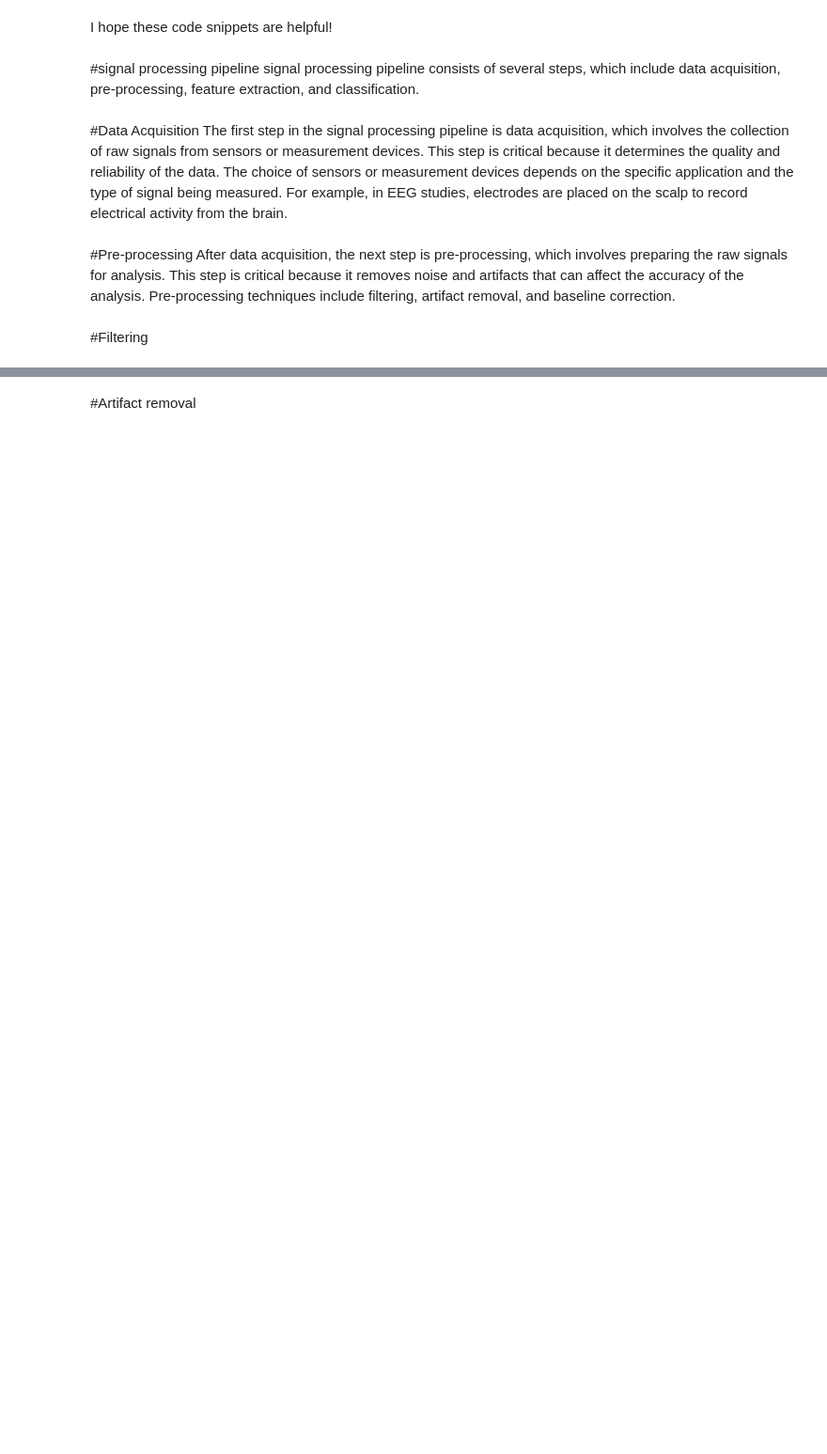
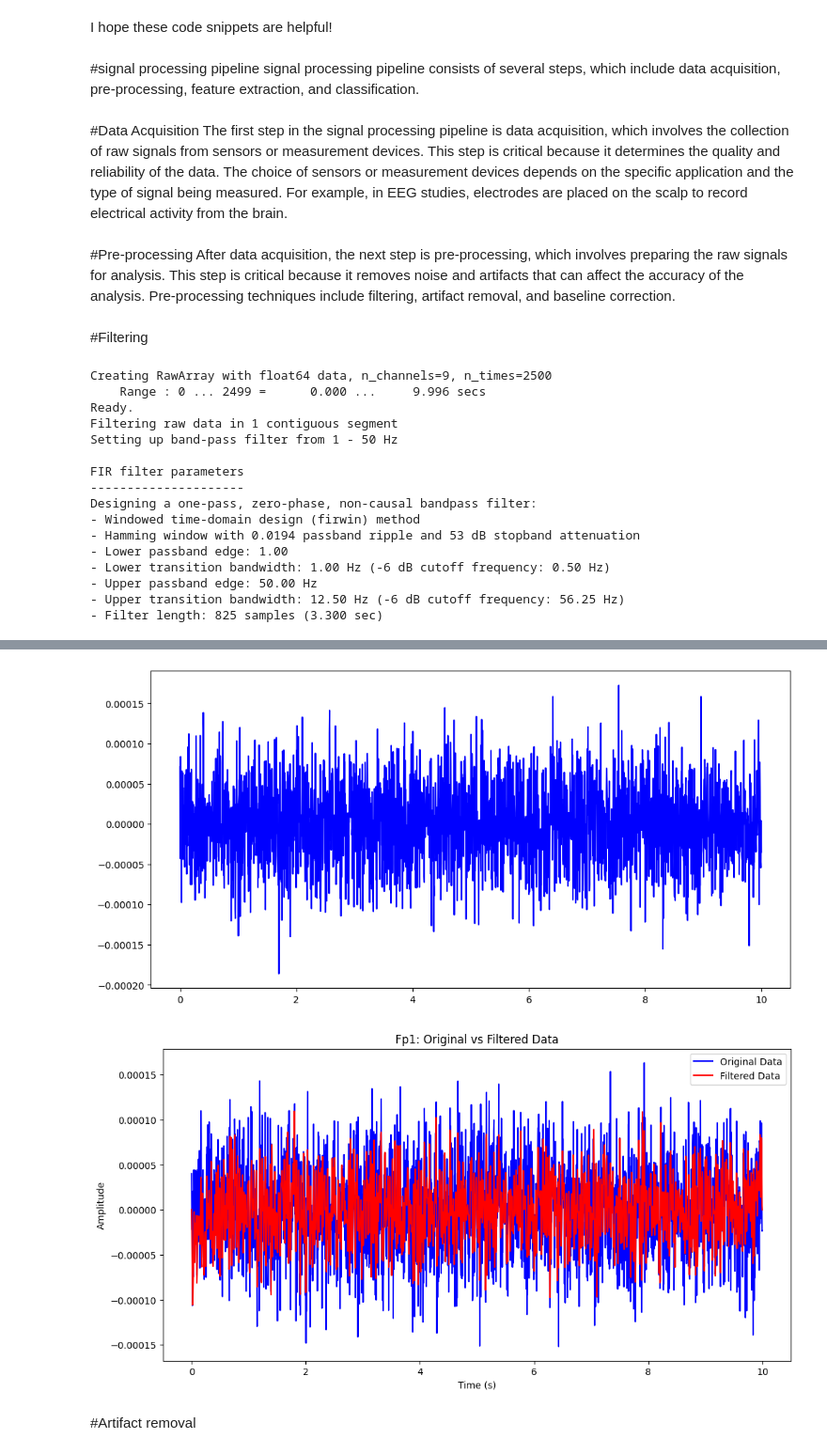
Before and after one commit to vinkrishna/ExpandingSenses, a Jupyter notebook: Chapter3.ipynb, the cells around one changed output, grey strips where cells are left out. Shown at 94% size. Saved outputs shown, nothing was run; the diff lists cells and outputs as text; code cells hidden in the pictures; blank space fills up the shorter version.

```diff
--- a/Chapter3.ipynb
+++ b/Chapter3.ipynb
@@ -894,0 +879,64 @@ for i in range(num_channels):
+# %%
+import numpy as np
+import mne
+import matplotlib.pyplot as plt
+
+# Define the channel names, types, and sampling rate
+ch_names = ['Fp1', 'Fp2', 'F3', 'F4', 'C3', 'C4', 'P3', 'P4', 'EOG']
+ch_types = ['eeg'] * 8 + ['eog']
+sfreq = 250
+
+# Simulate the EEG and EOG data
+n_times = 2500  # Number of time points
+eeg_data = np.random.randn(8, n_times) * 50e-6  # Simulate EEG data and scale to a realistic range
+eog_data = np.random.randn(1, n_times) * 150e-6  # Simulate EOG data and scale to a realistic range
+
+# Combine the EEG and EOG data
+combined_data = np.vstack([eeg_data, eog_data])
+
+# Create an MNE info dictionary
+info = mne.create_info(ch_names, sfreq, ch_types=ch_types)
+
+# Create an MNE Raw object from the combined EEG and EOG data
+raw = mne.io.RawArray(combined_data, info)
+
+# Apply a band-pass filter
+raw_filtered = raw.copy().filter(1, 50)
+
+# Select a channel to visualize
+channel_to_visualize = 0  # You can change this value to select a different channel
+
+# Get the data and times for the selected channel
+original_data, times = raw[channel_to_visualize]
+filtered_data, _ = raw_filtered[channel_to_visualize]
+
+# Squeeze the data arrays to match the dimensions with the times array
+original_data = original_data.squeeze()
+filtered_data = filtered_data.squeeze()
+
+# Plot the original data (non-filtered) and the filtered data on a single plot
+plt.figure(figsize=(12, 6))
+plt.plot(times, original_data, label='Original Data', color='blue')
+plt.plot(times, filtered_data, label='Filtered Data', color='red')
+plt.xlabel('Time (s)')
+plt.ylabel('Amplitude')
+plt.title(f'{ch_names[channel_to_visualize]}: Original vs Filtered Data')
+plt.legend()
+plt.show()
+# %% [output]
+Creating RawArray with float64 data, n_channels=9, n_times=2500
+    Range : 0 ... 2499 =      0.000 ...     9.996 secs
+Ready.
+Filtering raw data in 1 contiguous segment
+Setting up band-pass filter from 1 - 50 Hz
+
+FIR filter parameters
+---------------------
+Designing a one-pass, zero-phase, non-causal bandpass filter:
+- Windowed time-domain design (firwin) method
+- Hamming window with 0.0194 passband ripple and 53 dB stopband attenuation
+- Lower passband edge: 1.00
+- Lower transition bandwidth: 1.00 Hz (-6 dB cutoff frequency: 0.50 Hz)
+- Upper passband edge: 50.00 Hz
+- Upper transition bandwidth: 12.50 Hz (-6 dB cutoff frequency: 56.25 Hz)
+- Filter length: 825 samples (3.300 sec)
@@ -895,3 +949,5 @@ for i in range(num_channels):
+[figure, added]
+[figure, added]
 # %% [markdown]
 #Artifact removal
 # %%
```
Also changed, not shown: parts of 6 cells of this notebook.
